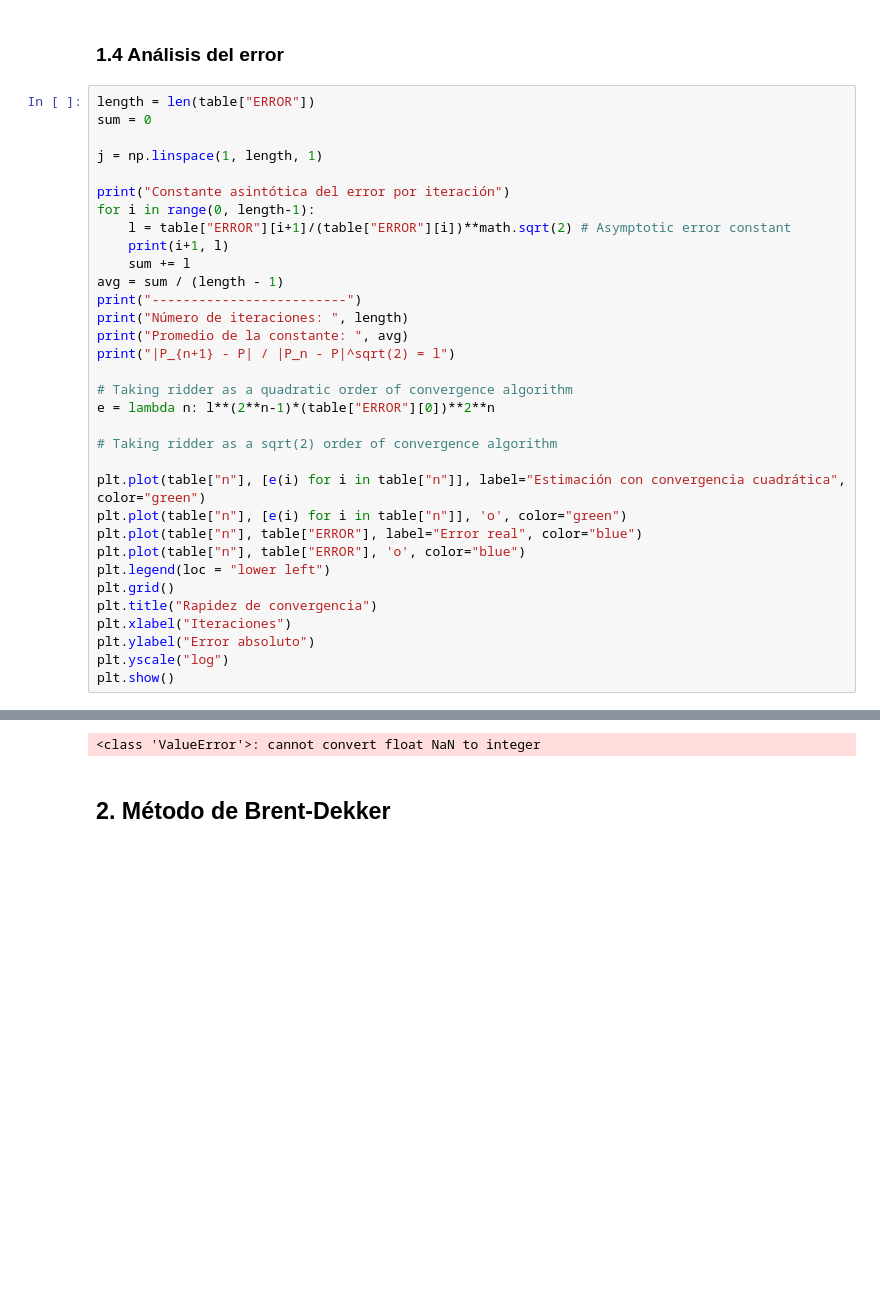
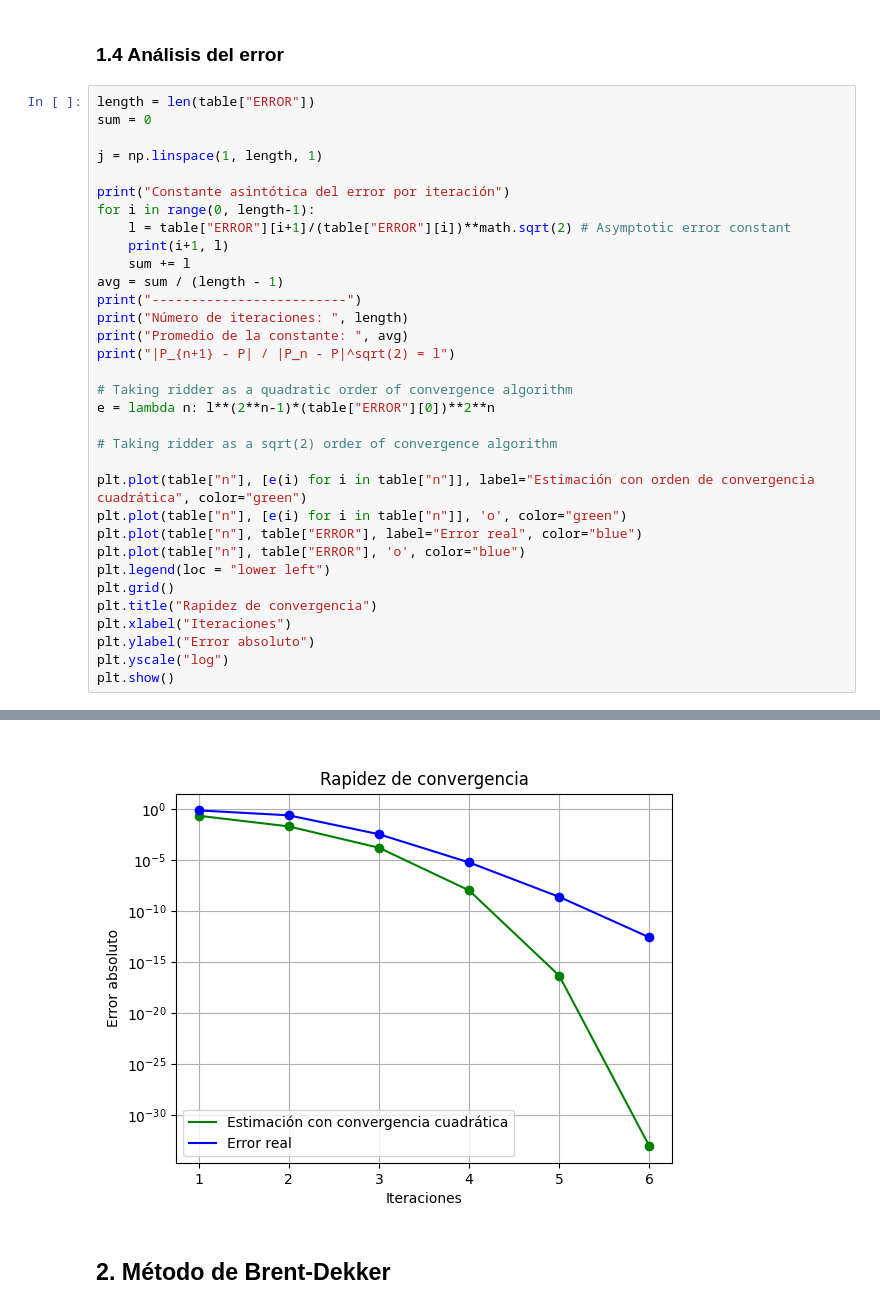
Before and after one commit to MonicaCabanas23/Numerical-Analysis, a Jupyter notebook: Raices-de-funciones-no-lineales.ipynb, the cells around one changed output, grey strips where cells are left out. Drawn from its saved outputs; the diff is of its cells as text; blank space fills up the shorter version.

Commit message:
Fix: error analysis for ridder

```diff
--- a/Raices-de-funciones-no-lineales.ipynb
+++ b/Raices-de-funciones-no-lineales.ipynb
@@ -229,34 +229,34 @@ print("-------------------------")
 print("Número de iteraciones: ", length)
 print("Promedio de la constante: ", avg)
 print("|P_{n+1} - P| / |P_n - P|^sqrt(2) = l")
 
 # Taking ridder as a quadratic order of convergence algorithm
 e = lambda n: l**(2**n-1)*(table["ERROR"][0])**2**n
 
 # Taking ridder as a sqrt(2) order of convergence algorithm
 
-plt.plot(table["n"], [e(i) for i in table["n"]], label="Estimación con convergencia cuadrática", color="green")
+plt.plot(table["n"], [e(i) for i in table["n"]], label="Estimación con orden de convergencia cuadrática", color="green")
 plt.plot(table["n"], [e(i) for i in table["n"]], 'o', color="green")
 plt.plot(table["n"], table["ERROR"], label="Error real", color="blue")
 plt.plot(table["n"], table["ERROR"], 'o', color="blue")
 plt.legend(loc = "lower left")
 plt.grid()
 plt.title("Rapidez de convergencia")
 plt.xlabel("Iteraciones")
 plt.ylabel("Error absoluto")
 plt.yscale("log")
 plt.show()
 # %% [output]
 Constante asintótica del error por iteración
 1 0.36333815504276307
 2 0.024427869639645772
 3 0.017370367385204595
 4 0.06021108985382638
 5 0.3812642292721695
 -------------------------
 Número de iteraciones:  6
 Promedio de la constante:  0.16932234223872186
 |P_{n+1} - P| / |P_n - P|^sqrt(2) = l
-<class 'ValueError'>: cannot convert float NaN to integer
+[figure, added]
 # %% [markdown]
 ## 2. Método de Brent-Dekker
```
